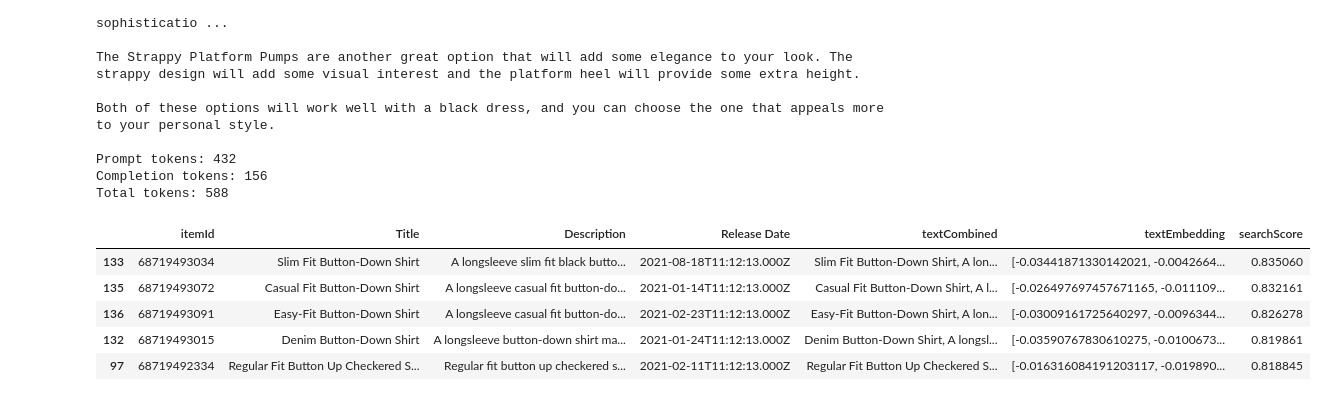
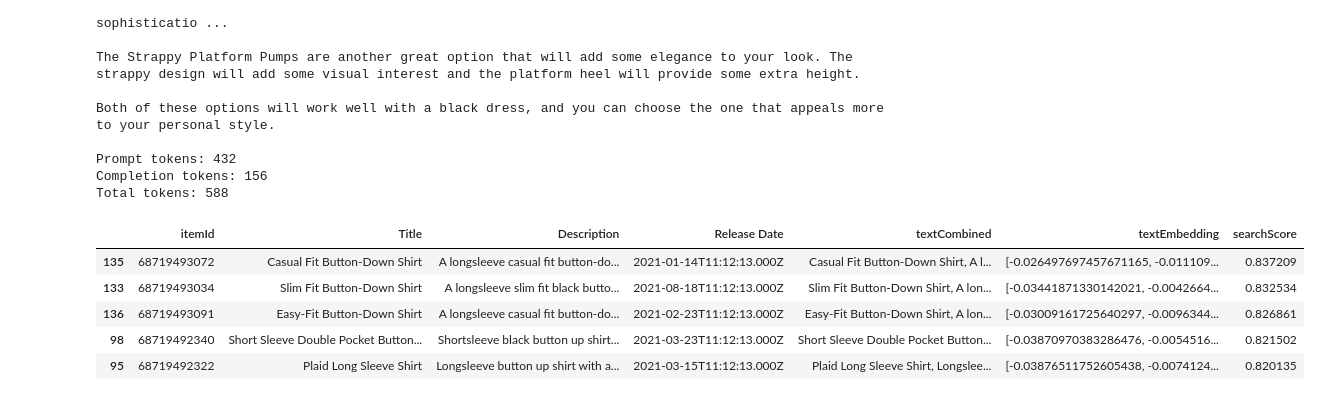
Before and after one commit to carmatthews/aoai_recommender, a Jupyter notebook: AOAI_Recommendations.ipynb, the cells around one changed output. Cells and saved outputs as stored; diff of their text form; code cells hidden in the pictures.

```diff
--- a/AOAI_Recommendations.ipynb
+++ b/AOAI_Recommendations.ipynb
@@ -356,28 +350,28 @@ Prompt tokens: 432
 Completion tokens: 156
 Total tokens: 588
 # %%
-userRequest = "Hi! Can you recommend a shirt for me to wear with a suit or tuxedo?"
+userRequest = "Hi! Can you recommend a shirt for me to wear with a suit to work?"
 num_recs = 5
 
 # The following is just to see results/options that are sent along with prompt.
 #embed their request
 response = openai.Embedding.create(
     input=userRequest,
     engine=embeddings_model_deployment
 )
 embeddings_customer_question = response['data'][0]['embedding']
 
 # look for similar items in the product catalog, sort by highest searchScore
 products_df['searchScore'] = products_df.textEmbedding.apply(lambda x: cosine_similarity(x, embeddings_customer_question))
 products_df = products_df.sort_values('searchScore', ascending=False)
 products_df.head(num_recs)
 # %% [output]
 |  | itemId | Title | Description | Release Date | textCombined | textEmbedding | searchScore |
-| 133 | 68719493034 | Slim Fit Button-Down Shirt | A longsleeve slim fit black butto... | 2021-08-18T11:12:13.000Z | Slim Fit Button-Down Shirt, A lon... | [-0.03441871330142021, -0.0042664... | 0.835060 |
-| 135 | 68719493072 | Casual Fit Button-Down Shirt | A longsleeve casual fit button-do... | 2021-01-14T11:12:13.000Z | Casual Fit Button-Down Shirt, A l... | [-0.026497697457671165, -0.011109... | 0.832161 |
-| 136 | 68719493091 | Easy-Fit Button-Down Shirt | A longsleeve casual fit button-do... | 2021-02-23T11:12:13.000Z | Easy-Fit Button-Down Shirt, A lon... | [-0.03009161725640297, -0.0096344... | 0.826278 |
-| 132 | 68719493015 | Denim Button-Down Shirt | A longsleeve button-down shirt ma... | 2021-01-24T11:12:13.000Z | Denim Button-Down Shirt, A longsl... | [-0.03590767830610275, -0.0100673... | 0.819861 |
-| 97 | 68719492334 | Regular Fit Button Up Checkered S... | Regular fit button up checkered s... | 2021-02-11T11:12:13.000Z | Regular Fit Button Up Checkered S... | [-0.016316084191203117, -0.019890... | 0.818845 |
+| 135 | 68719493072 | Casual Fit Button-Down Shirt | A longsleeve casual fit button-do... | 2021-01-14T11:12:13.000Z | Casual Fit Button-Down Shirt, A l... | [-0.026497697457671165, -0.011109... | 0.837209 |
+| 133 | 68719493034 | Slim Fit Button-Down Shirt | A longsleeve slim fit black butto... | 2021-08-18T11:12:13.000Z | Slim Fit Button-Down Shirt, A lon... | [-0.03441871330142021, -0.0042664... | 0.832534 |
+| 136 | 68719493091 | Easy-Fit Button-Down Shirt | A longsleeve casual fit button-do... | 2021-02-23T11:12:13.000Z | Easy-Fit Button-Down Shirt, A lon... | [-0.03009161725640297, -0.0096344... | 0.826861 |
+| 98 | 68719492340 | Short Sleeve Double Pocket Button... | Shortsleeve black button up shirt... | 2021-03-23T11:12:13.000Z | Short Sleeve Double Pocket Button... | [-0.03870970383286476, -0.0054516... | 0.821502 |
+| 95 | 68719492322 | Plaid Long Sleeve Shirt | Longsleeve button up shirt with a... | 2021-03-15T11:12:13.000Z | Plaid Long Sleeve Shirt, Longslee... | [-0.03876511752605438, -0.0074124... | 0.820135 |
 # %%
 completion, aiResponse = getAOAIRecommendations(userRequest, 10, products_df, embeddings_model_deployment, chat_model_deployment)
 print(f"Customer: {userRequest}")
```
Also changed, not shown: parts of 5 cells of this notebook.
